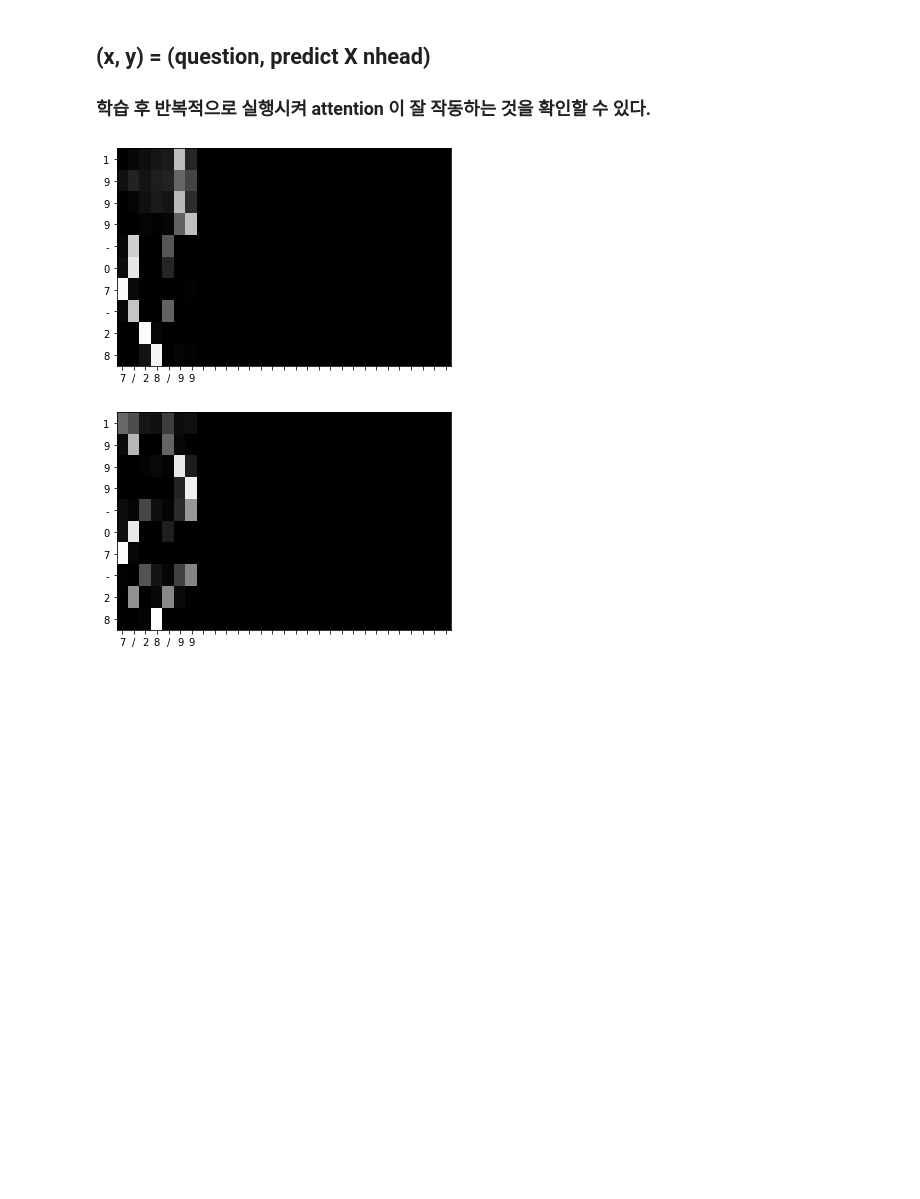
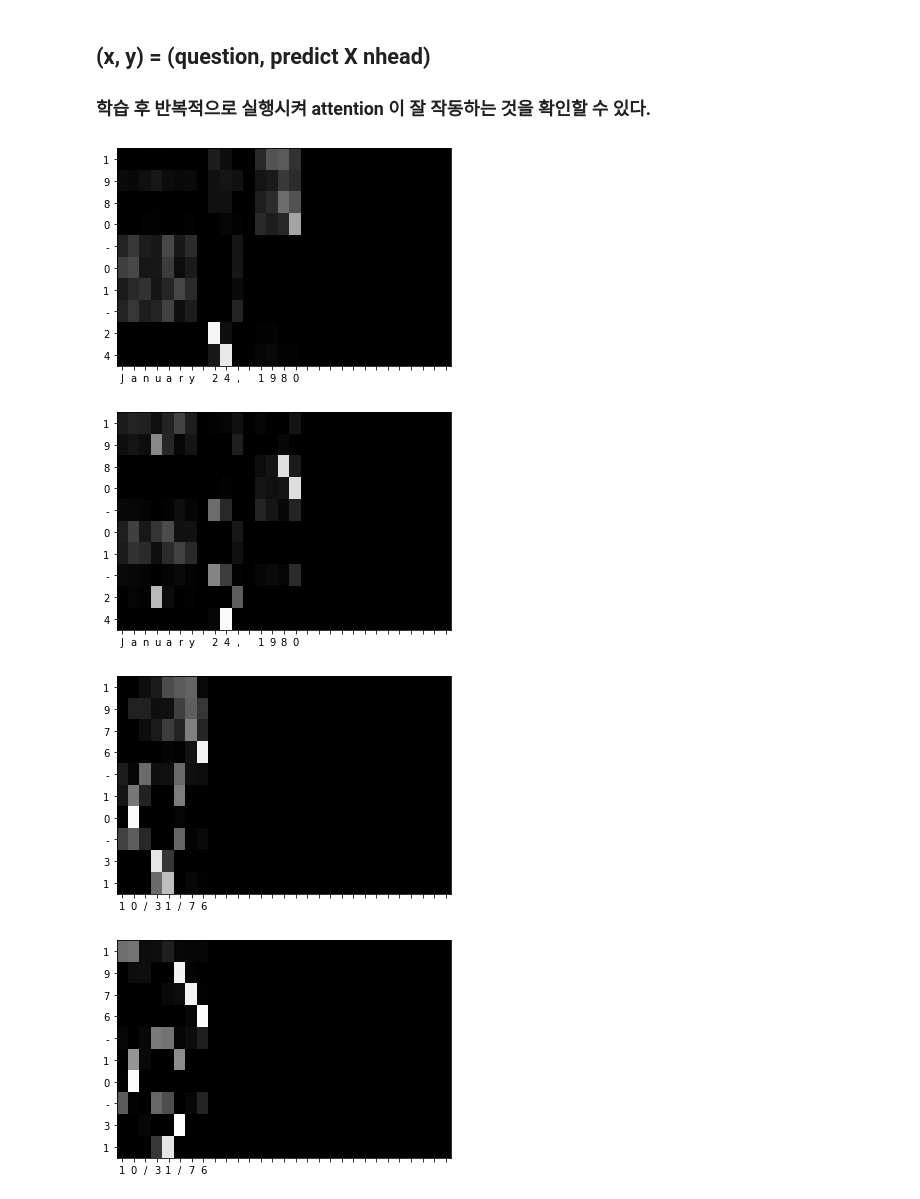
Before and after one commit to jo1jun/Attention-Is-All-You-Need, a Jupyter notebook: Transformer.ipynb, the cells around one changed output. Saved outputs shown, nothing was run; the diff lists cells and outputs as text; code cells hidden in the pictures; blank space fills up the shorter version.

```diff
--- a/Transformer.ipynb
+++ b/Transformer.ipynb
@@ -557,30 +559,31 @@ def visualize(attention_map, row_labels, column_labels):
 ## (x, y) = (question, predict X nhead)
 ### 학습 후 반복적으로 실행시켜 attention 이 잘 작동하는 것을 확인할 수 있다.
 # %%
-import numpy as np
+for _ in range(5):
+  idx = [np.random.randint(0, len(x_test))]
 
-idx = [np.random.randint(0, len(x_test))]
+  question = x_test[idx].to(device, dtype)
+  correct = t_test[idx].to(device, dtype)
+  pad = torch.Tensor([pad]).to(device=device, dtype=dtype)
 
-question = x_test[idx].to(device, dtype)
-correct = t_test[idx].to(device, dtype)
-pad = torch.Tensor([pad]).to(device=device, dtype=dtype)
+  correct = correct.flatten()
+  # 머릿글자
+  start_id = correct[0]
 
-correct = correct.flatten()
-# 머릿글자
-start_id = correct[0]
+  correct = correct[1:]
+  with torch.no_grad():
+    predict, attention  = model.generate(question, start_id, len(correct), pad)
+  predict = predict[:,1:]
 
-correct = correct[1:]
-with torch.no_grad():
-  predict, attention  = model.generate(question, start_id, len(correct), pad)
-predict = predict[:,1:]
+  # 문자열로 변환
+  question = [id_to_char[int(c)] for c in question.flatten()]
+  correct = [id_to_char[int(c)] for c in correct.flatten()]
+  predict = [id_to_char[int(c)] for c in predict.flatten()]
 
-# 문자열로 변환
-question = [id_to_char[int(c)] for c in question.flatten()]
-correct = [id_to_char[int(c)] for c in correct.flatten()]
-predict = [id_to_char[int(c)] for c in predict.flatten()]
-
-for h in range(nhead):
-  visualize(attention[0, h].cpu().numpy(), question, predict)
+  for h in range(nhead):
+    visualize(attention[0, h].cpu().numpy(), question, predict)
 # %% [output]
-[figure, old version]
+[figure, new version]
-[figure, old version]
+[figure, new version]
+[figure, added]
+[figure, added]
```
Also changed, not shown: parts of 4 cells of this notebook.
